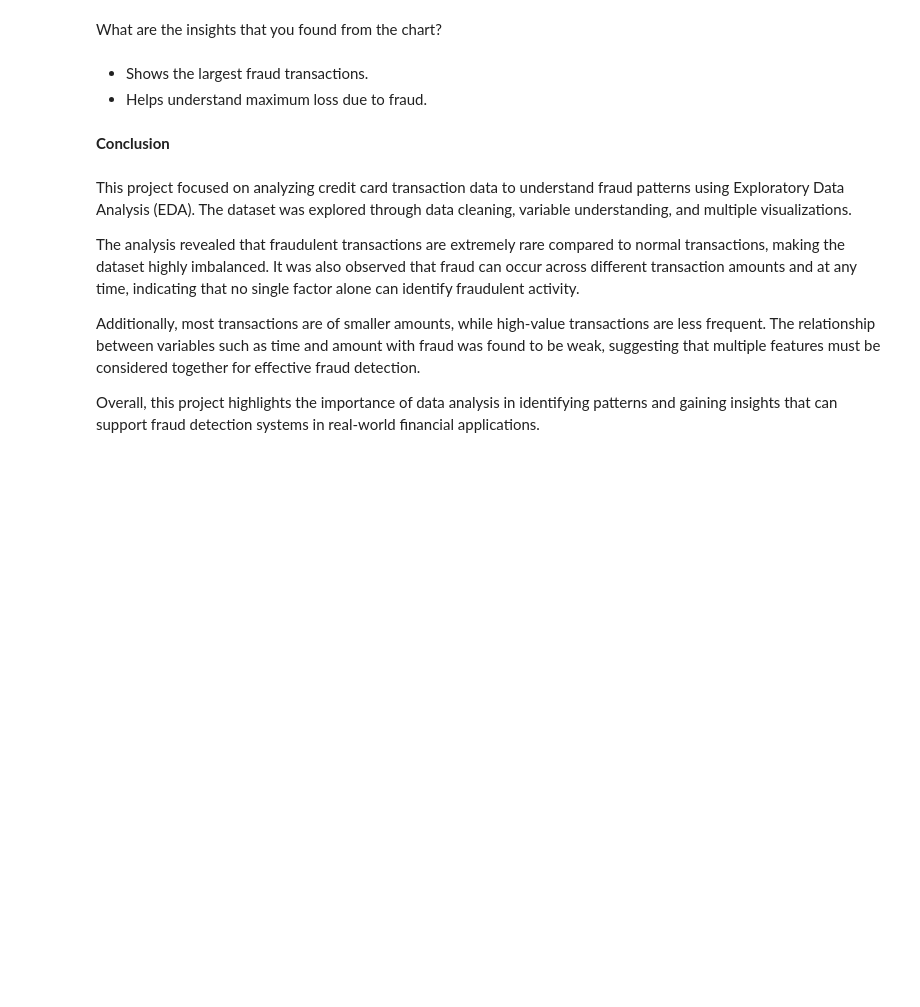
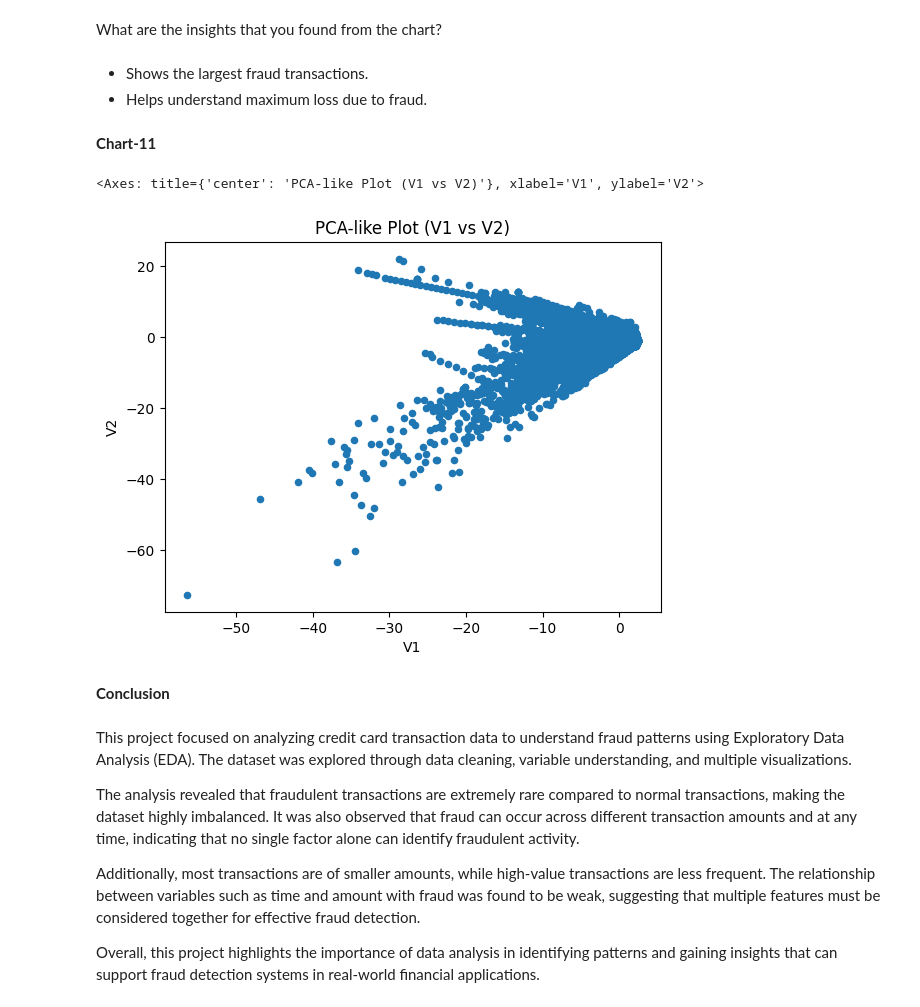
Before and after one commit to yandapallidivyareddy-hub/Credit-Card-Fraud-Detection-Trends, a Jupyter notebook: Week_1_.ipynb, the cells around one changed output. Saved outputs shown, nothing was run; the diff lists cells and outputs as text; code cells hidden in the pictures; blank space fills up the shorter version.

```diff
--- a/Week_1_.ipynb
+++ b/Week_1_.ipynb
@@ -41,7 +41,7 @@ Dataset Loading
 # %%
 from google.colab import drive
 drive.mount('/content/drive')
-df = pd.read_csv("creditcard.csv")
+df = pd.read_csv("/content/drive/MyDrive/creditcard.csv")
 # %% [output]
 Drive already mounted at /content/drive; to attempt to forcibly remount, call drive.mount("/content/drive", force_remount=True).
 # %% [markdown]
@@ -288,6 +288,13 @@ What are the insights that you found from the chart?
 
 *   Shows the largest fraud transactions.
 *   Helps understand maximum loss due to fraud.
+# %% [markdown]
+**Chart-11**
+# %%
+df.plot(kind='scatter', x='V1', y='V2', title='PCA-like Plot (V1 vs V2)')
+# %% [output]
+<Axes: title={'center': 'PCA-like Plot (V1 vs V2)'}, xlabel='V1', ylabel='V2'>
+[figure, added]
 # %% [markdown]
 **Conclusion**
 # %% [markdown]
```
Also changed, not shown: parts of 1 cell of this notebook.
